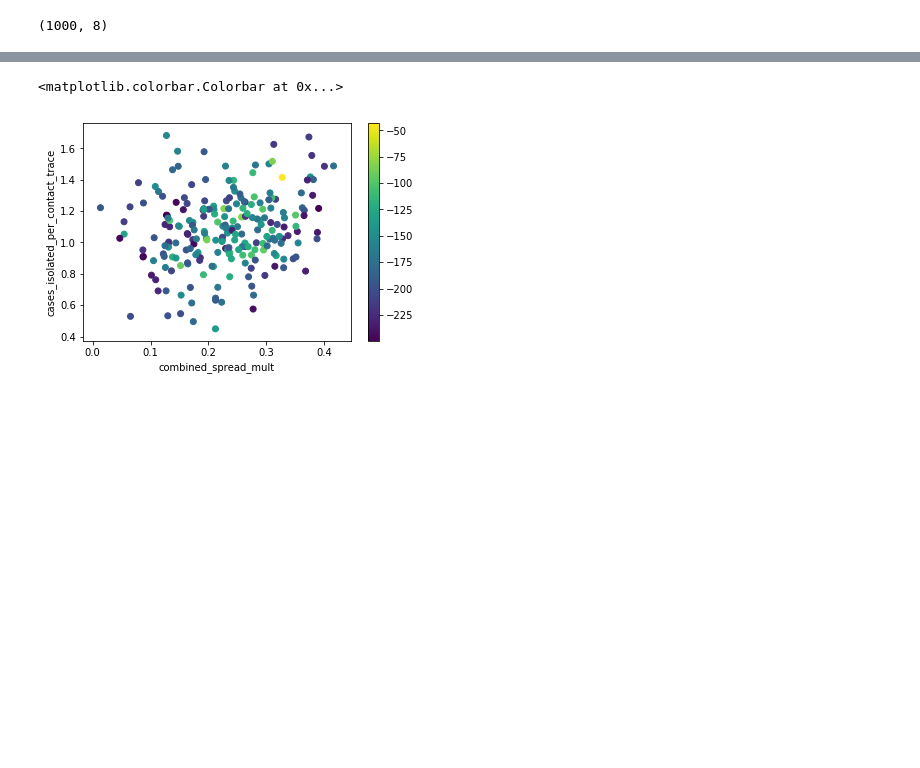
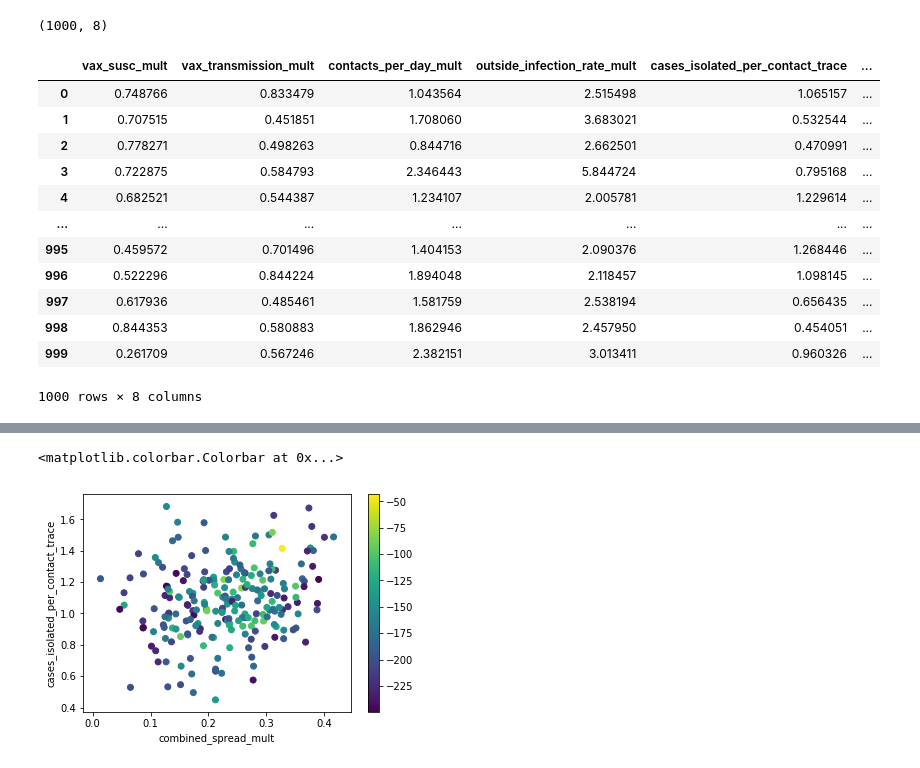
Before and after one commit to peter-i-frazier/group-testing, a Jupyter notebook: notebooks/vax_sims/fall_2021_data_analysis_v3_using_weekly_likelihoods.ipynb, the cells around one changed output, grey strips where cells are left out. Cells and saved outputs as stored; diff of their text form; code cells hidden in the pictures; blank space fills up the shorter version.

```diff
--- a/notebooks/vax_sims/fall_2021_data_analysis_v3_using_weekly_likelihoods.ipynb
+++ b/notebooks/vax_sims/fall_2021_data_analysis_v3_using_weekly_likelihoods.ipynb
@@ -180,6 +180,22 @@ df.replace(-np.inf, min_loglik, inplace=True)
 df.shape
 # %% [output]
 (1000, 8)
+# %%
+df
+# %% [output]
+|  | vax_susc_mult | vax_transmission_mult | contacts_per_day_mult | outside_infection_rate_mult | cases_isolated_per_contact_trace | ... |
+| 0 | 0.748766 | 0.833479 | 1.043564 | 2.515498 | 1.065157 | ... |
+| 1 | 0.707515 | 0.451851 | 1.708060 | 3.683021 | 0.532544 | ... |
+| 2 | 0.778271 | 0.498263 | 0.844716 | 2.662501 | 0.470991 | ... |
+| 3 | 0.722875 | 0.584793 | 2.346443 | 5.844724 | 0.795168 | ... |
+| 4 | 0.682521 | 0.544387 | 1.234107 | 2.005781 | 1.229614 | ... |
+| ... | ... | ... | ... | ... | ... | ... |
+| 995 | 0.459572 | 0.701496 | 1.404153 | 2.090376 | 1.268446 | ... |
+| 996 | 0.522296 | 0.844224 | 1.894048 | 2.118457 | 1.098145 | ... |
+| 997 | 0.617936 | 0.485461 | 1.581759 | 2.538194 | 0.656435 | ... |
+| 998 | 0.844353 | 0.580883 | 1.862946 | 2.457950 | 0.454051 | ... |
+| 999 | 0.261709 | 0.567246 | 2.382151 | 3.013411 | 0.960326 | ... |
+1000 rows × 8 columns
 # %%
 plt.scatter(df['combined_spread_mult'], df['cases_isolated_per_contact_trace'],
            c=df['log_likelihood'], alpha=0.5)
```
Also changed, not shown: parts of 3 cells of this notebook, 2 other files.
